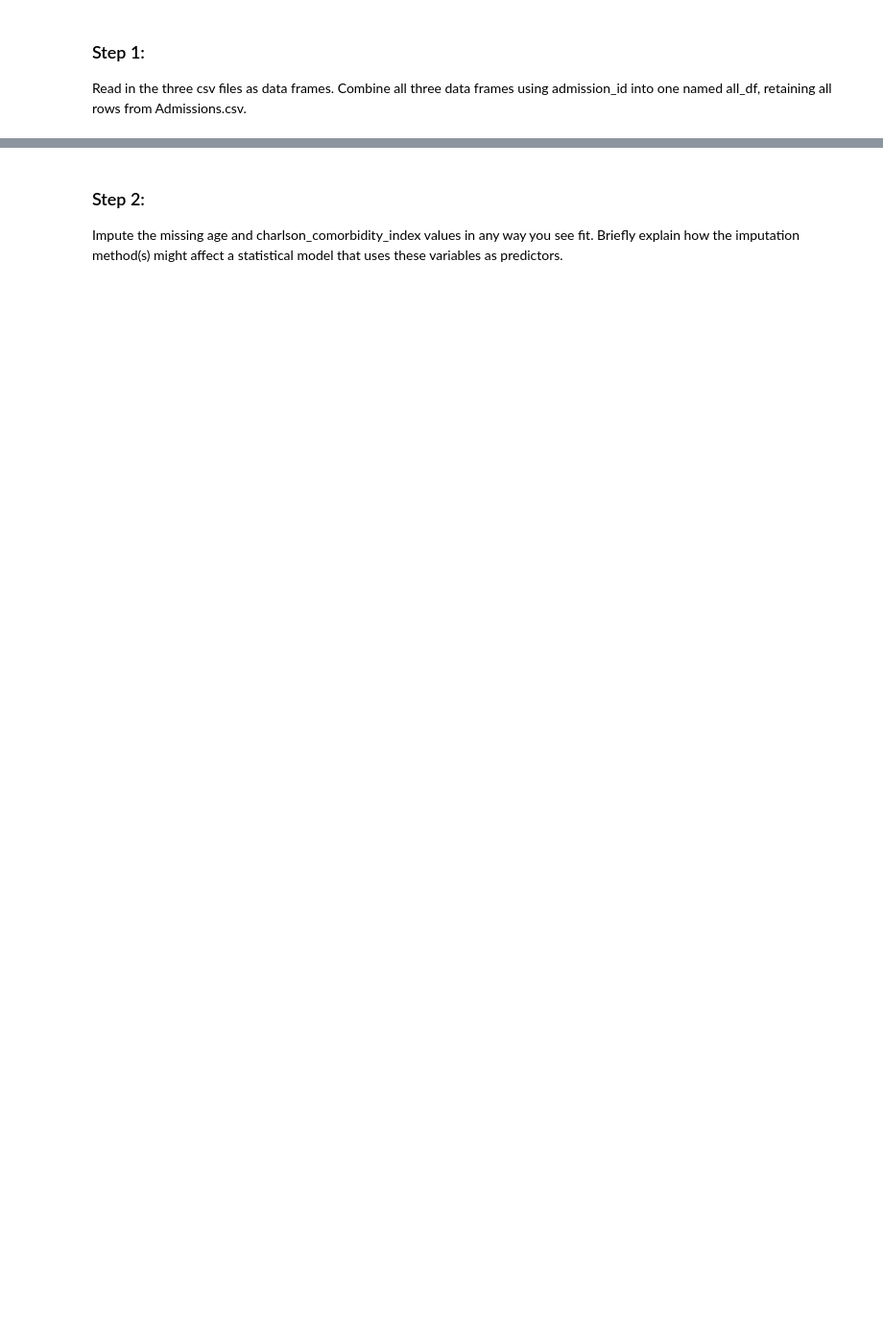
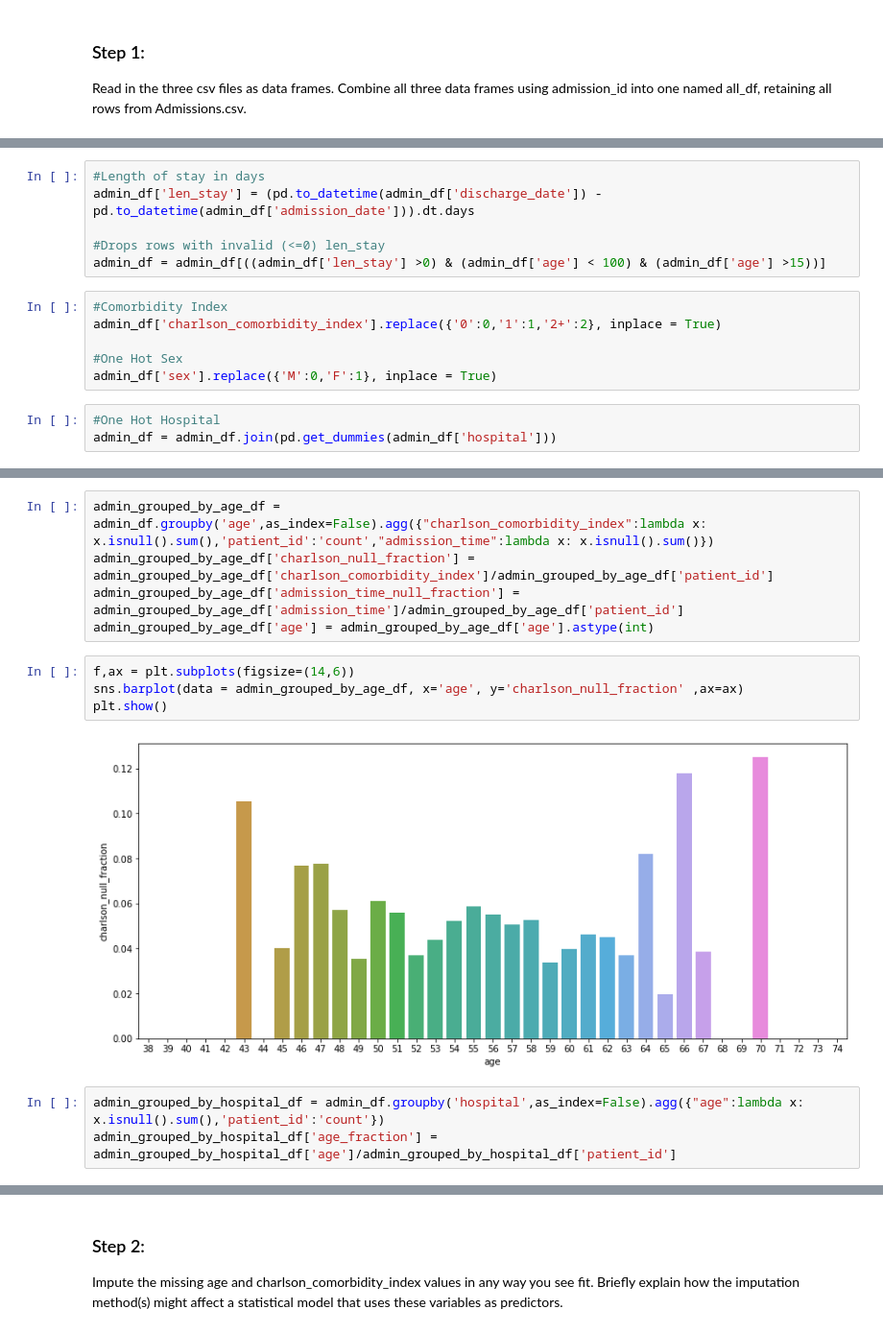
Before and after one commit to richardaparg/hospital_prediction, a Jupyter notebook: hospital_prediction.ipynb, the cells around one changed output, grey strips where cells are left out. Shown at 96% size. Drawn from its saved outputs; the diff is of its cells as text; blank space fills up the shorter version.

```diff
--- a/hospital_prediction.ipynb
+++ b/hospital_prediction.ipynb
@@ -215,0 +33,15 @@ Categorical Column ''''blah blab blah''' is changed to xyz
+# %%
+#Length of stay in days
+admin_df['len_stay'] = (pd.to_datetime(admin_df['discharge_date']) - pd.to_datetime(admin_df['admission_date'])).dt.days
+
+#Drops rows with invalid (<=0) len_stay
+admin_df = admin_df[((admin_df['len_stay'] >0) & (admin_df['age'] < 100) & (admin_df['age'] >15))]
+# %%
+#Comorbidity Index
+admin_df['charlson_comorbidity_index'].replace({'0':0,'1':1,'2+':2}, inplace = True)
+
+#One Hot Sex
+admin_df['sex'].replace({'M':0,'F':1}, inplace = True)
+# %%
+#One Hot Hospital
+admin_df = admin_df.join(pd.get_dummies(admin_df['hospital']))
@@ -215,0 +94,14 @@ Categorical Column ''''blah blab blah''' is changed to xyz
+# %%
+admin_grouped_by_age_df = admin_df.groupby('age',as_index=False).agg({"charlson_comorbidity_index":lambda x: x.isnull().sum(),'patient_id':'count',"admission_time":lambda x: x.isnull().sum()})
+admin_grouped_by_age_df['charlson_null_fraction'] = admin_grouped_by_age_df['charlson_comorbidity_index']/admin_grouped_by_age_df['patient_id']
+admin_grouped_by_age_df['admission_time_null_fraction'] = admin_grouped_by_age_df['admission_time']/admin_grouped_by_age_df['patient_id']
+admin_grouped_by_age_df['age'] = admin_grouped_by_age_df['age'].astype(int)
+# %%
+f,ax = plt.subplots(figsize=(14,6))
+sns.barplot(data = admin_grouped_by_age_df, x='age', y='charlson_null_fraction' ,ax=ax)
+plt.show()
+# %% [output]
+[figure, added]
+# %%
+admin_grouped_by_hospital_df = admin_df.groupby('hospital',as_index=False).agg({"age":lambda x: x.isnull().sum(),'patient_id':'count'})
+admin_grouped_by_hospital_df['age_fraction'] = admin_grouped_by_hospital_df['age']/admin_grouped_by_hospital_df['patient_id']
```
Also changed, not shown: parts of 59 cells of this notebook.
